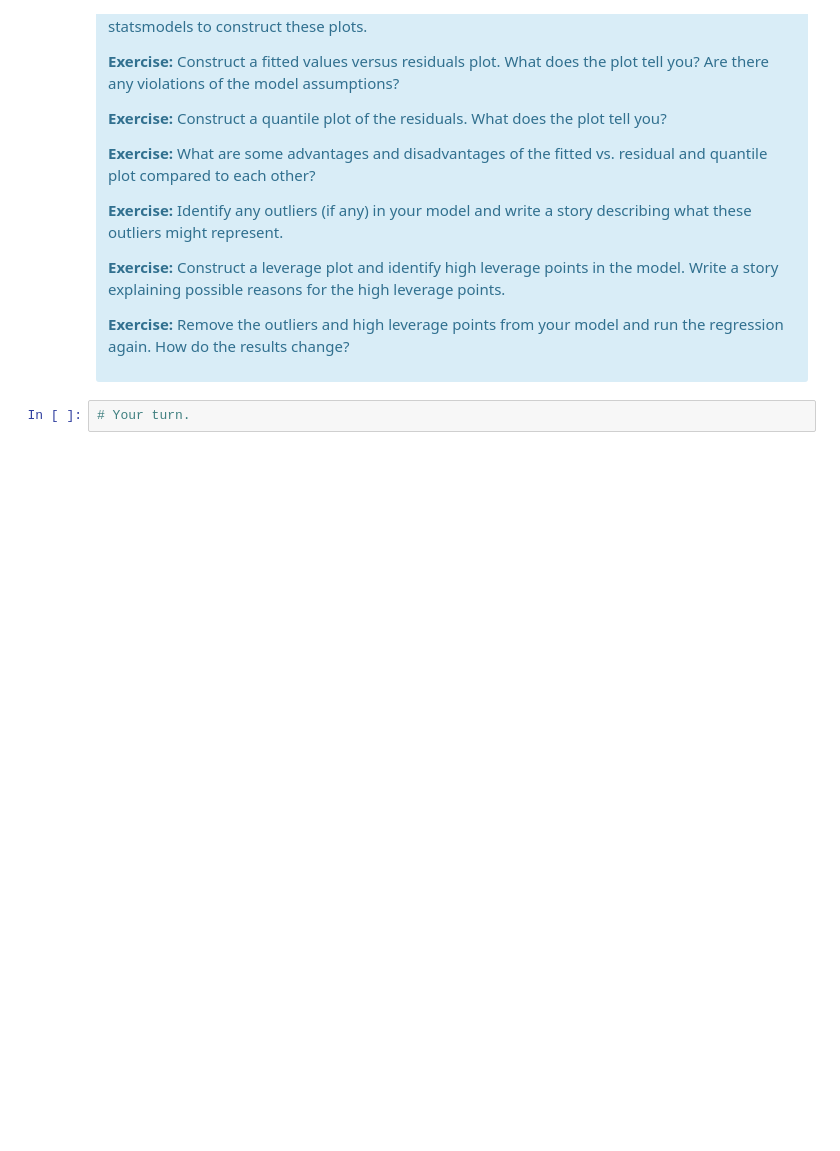
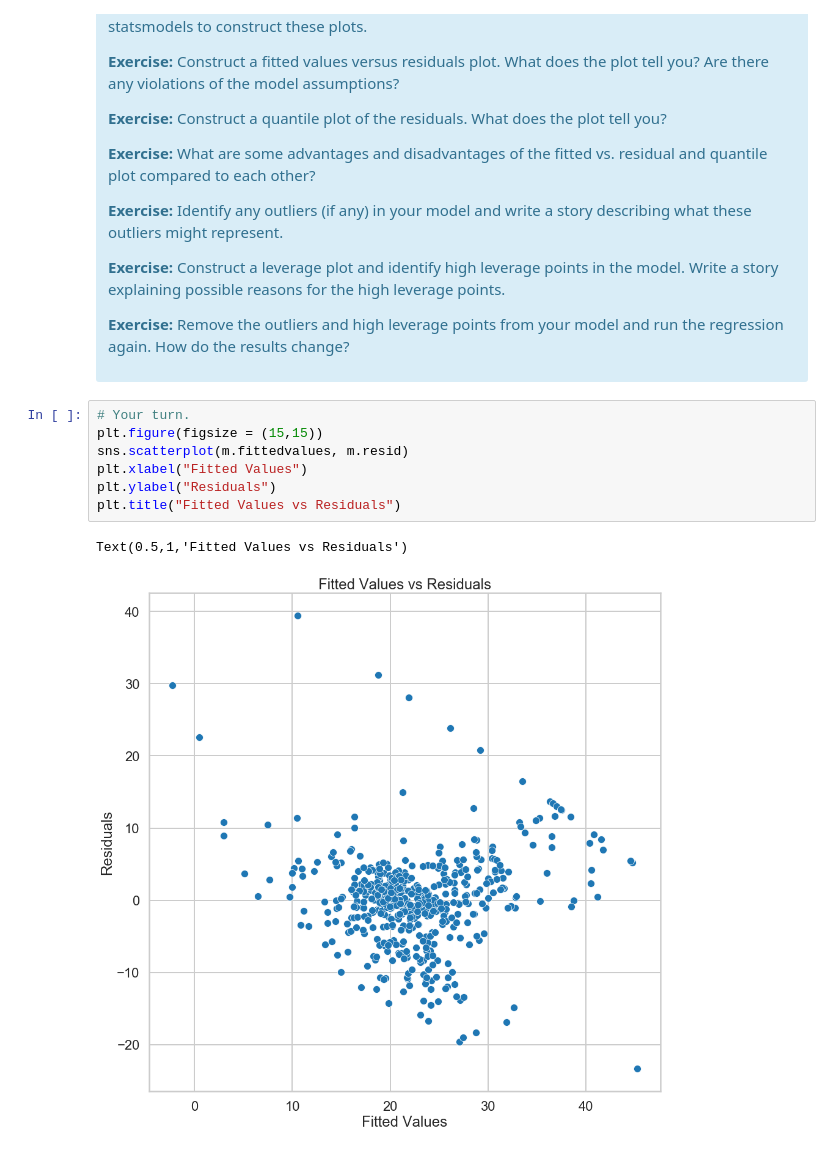
Before and after one commit to lazodelsol/Springboard-Projects, a Jupyter notebook: 10.1 Linear and Logistic Regression/Linear Regression Using Boston Housing Data Set/Lazodelsol Linear Regression Mini Project.ipynb, the cells around one changed output. Cells and saved outputs as stored; diff of their text form; blank space fills up the shorter version.

```diff
--- a/10.1 Linear and Logistic Regression/Linear Regression Using Boston Housing Data Set/Lazodelsol Linear Regression Mini Project.ipynb
+++ b/10.1 Linear and Logistic Regression/Linear Regression Using Boston Housing Data Set/Lazodelsol Linear Regression Mini Project.ipynb
@@ -907,5 +907,13 @@ There are some other issues that are important investigate with linear regressio
 
 <p><b>Exercise:</b> Remove the outliers and high leverage points from your model and run the regression again. How do the results change?</p>
 </div>
-# %%
-# Your turn.
+# %%
+# Your turn.
+plt.figure(figsize = (15,15))
+sns.scatterplot(m.fittedvalues, m.resid)
+plt.xlabel("Fitted Values")
+plt.ylabel("Residuals")
+plt.title("Fitted Values vs Residuals")
+# %% [output]
+Text(0.5,1,'Fitted Values vs Residuals')
+[figure, added]
```
Also changed, not shown: parts of 2 cells of this notebook, 1 other file.
